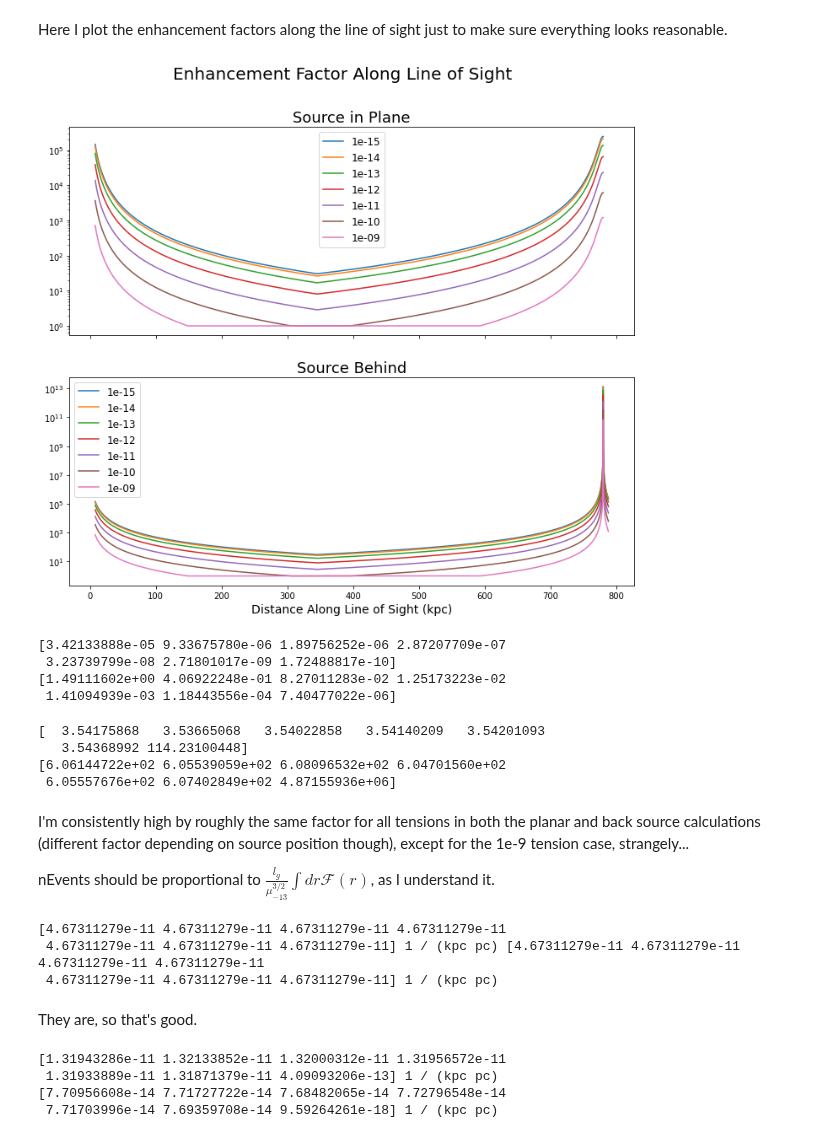
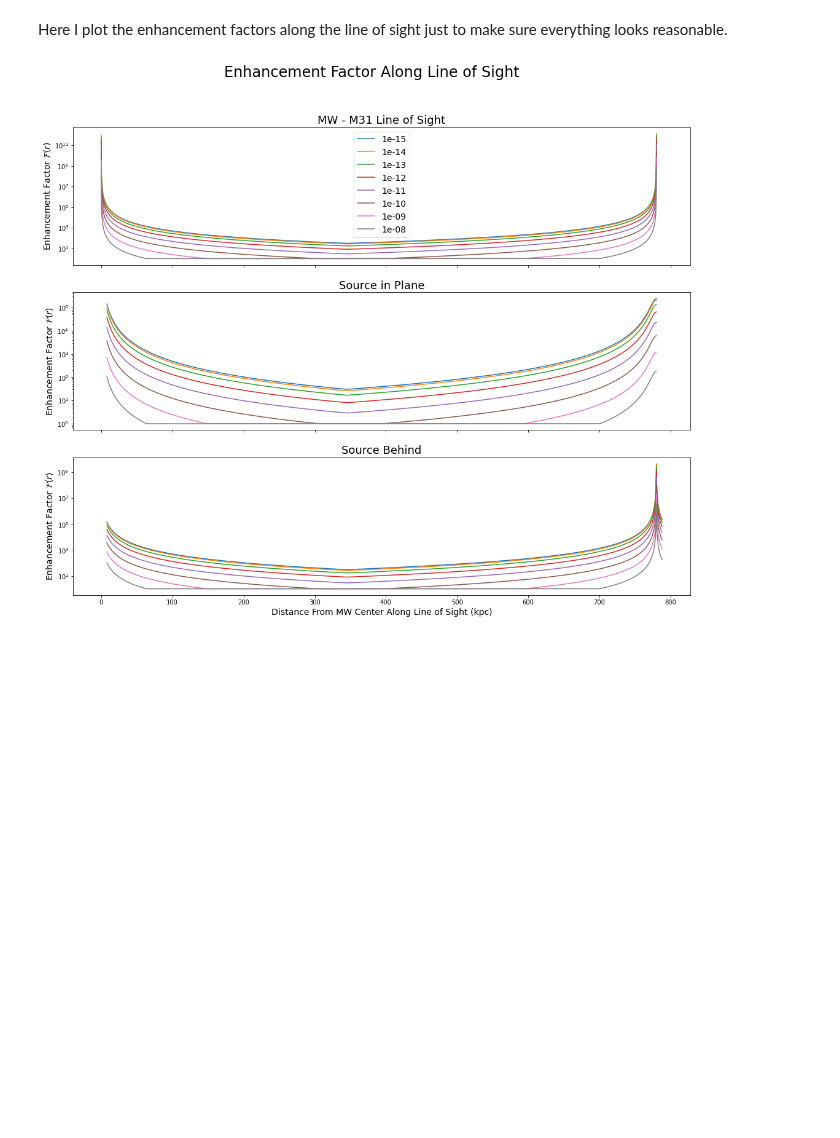
Before and after one commit to adriansh95/StringMicrolensing, a Jupyter notebook: lensingEventsPerYear.ipynb, the cells around one changed output. Cells and saved outputs as stored; diff of their text form; code cells hidden in the pictures; blank space fills up the shorter version.

```diff
--- a/lensingEventsPerYear.ipynb
+++ b/lensingEventsPerYear.ipynb
@@ -155,68 +290,24 @@ tableC1BackResults = np.array([2.46e-3, 6.72e-4, 1.36e-4, 2.07e-5,
 # %% [markdown]
 Here I plot the enhancement factors along the line of sight just to make sure everything looks reasonable.
 # %%
-fig, axs = plt.subplots(2, 1, sharex=True, figsize=(12, 10))
-for f, tension in zip(planarEnhancementAtR, tensions):
-    axs[0].semilogy(np.linalg.norm(planarSourceR, axis=0), f, label=f"{tension}")
+fig, axs = plt.subplots(3, 1, sharex=True, figsize=(18, 14))
+enhancements = [centerToCenterEventRateCalculator.results["enhancementFactor"],
+                planarEventRateCalculator.results["enhancementFactor"],
+                behindEventRateCalculator.results["enhancementFactor"]]
+titles = ["MW - M31 Line of Sight", "Source in Plane", "Source Behind"]
+xs = [centerToCenterEventRateCalculator.results["lineOfSight"],
+      planarEventRateCalculator.results["lineOfSight"],
+      behindEventRateCalculator.results["lineOfSight"]]
 
-for f, tension in zip(backEnhancementAtR, tensions):
-    axs[1].semilogy(np.linalg.norm(backSourceR, axis=0), f, label=f"{tension}")
+for enhancement, title, x, ax in zip(enhancements, titles, xs, axs.ravel()):
+    for f, tension in zip(enhancement, planarEventRateCalculator.tensions):
+        ax.semilogy(np.linalg.norm(x, axis=0), f, label=f"{tension}")
+        ax.set_title(title, fontsize=18)
+        ax.set_ylabel(r"Enhancement Factor $\mathcal{F}(r)$", fontsize=14)
+axs[0].legend(fontsize=14)
 
-for ax in axs.ravel():
-    ax.legend(fontsize=12)
-
-fig.suptitle("Enhancement Factor Along Line of Sight", fontsize=20)
-axs[0].set_title("Source in Plane", fontsize=18)
-axs[1].set_title("Source Behind", fontsize=18)
-axs[1].set_xlabel("Distance Along Line of Sight (kpc)", fontsize=14)
+fig.suptitle("Enhancement Factor Along Line of Sight", fontsize=24)
+axs[2].set_xlabel("Distance From MW Center Along Line of Sight (kpc)", fontsize=14)
 plt.show(fig)
 # %% [output]
-[figure, old version]
+[figure, new version]
-# %%
-#Calculate event rates for my tensions
-planarEventRate = (lg * speedOfLight * gFactor * 1.15e-6 * xIntegral
-             * (f02 * np.sqrt(a01) / (gamma50 * mu13)**(3/2)) *
-             planarEnhancementIntegral * u.kpc**(-3))
-nPlanarEvents = (planarEventRate * tObs).decompose()
-
-backEventRate = (lg * speedOfLight * gFactor * 1.15e-6 * xIntegral
-             * (f02 * np.sqrt(a01) / (gamma50 * mu13)**(3/2)) *
-             backEnhancementIntegral * u.kpc**(-3))
-nBackEvents = (backEventRate * tObs).decompose()
-
-print(nPlanarEvents)
-print(nBackEvents)
-# %% [output]
-[3.42133888e-05 9.33675780e-06 1.89756252e-06 2.87207709e-07
- 3.23739799e-08 2.71801017e-09 1.72488817e-10]
-[1.49111602e+00 4.06922248e-01 8.27011283e-02 1.25173223e-02
- 1.41094939e-03 1.18443556e-04 7.40477022e-06]
-# %%
-print(nPlanarEvents / tableC1PlanarResults)
-print(nBackEvents / tableC1BackResults)
-# %% [output]
-[  3.54175868   3.53665068   3.54022858   3.54140209   3.54201093
-   3.54368992 114.23100448]
-[6.06144722e+02 6.05539059e+02 6.08096532e+02 6.04701560e+02
- 6.05557676e+02 6.07402849e+02 4.87155936e+06]
-# %% [markdown]
-I'm consistently high by roughly the same factor for all tensions in both the planar and back source calculations (different factor depending on source position though), except for the 1e-9 tension case, strangely...
-
-nEvents should be proportional to $\frac{l_g}{\mu_{-13}^{3/2}} \int dr \mathcal{F}(r) $, as I understand it.
-# %%
-print(nPlanarEvents / (lg * planarEnhancementIntegral/mu13**(3/2)),
-      nBackEvents / (lg * backEnhancementIntegral/mu13**(3/2)))
-# %% [output]
-[4.67311279e-11 4.67311279e-11 4.67311279e-11 4.67311279e-11
- 4.67311279e-11 4.67311279e-11 4.67311279e-11] 1 / (kpc pc) [4.67311279e-11 4.67311279e-11 4.67311279e-11 4.67311279e-11
- 4.67311279e-11 4.67311279e-11 4.67311279e-11] 1 / (kpc pc)
-# %% [markdown]
-They are, so that's good.
-# %%
-print(tableC1PlanarResults / (lg * planarEnhancementIntegral/mu13**(3/2)))
-print(tableC1BackResults / (lg * backEnhancementIntegral/mu13**(3/2)))
-# %% [output]
-[1.31943286e-11 1.32133852e-11 1.32000312e-11 1.31956572e-11
- 1.31933889e-11 1.31871379e-11 4.09093206e-13] 1 / (kpc pc)
-[7.70956608e-14 7.71727722e-14 7.68482065e-14 7.72796548e-14
- 7.71703996e-14 7.69359708e-14 9.59264261e-18] 1 / (kpc pc)
```
Also changed, not shown: parts of 14 cells of this notebook.
